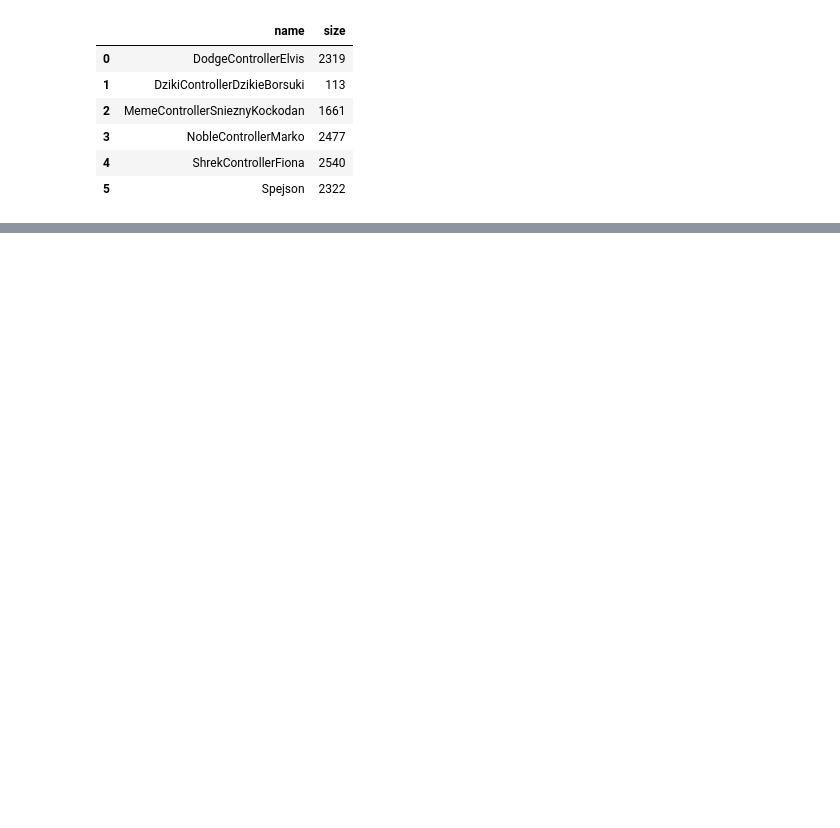
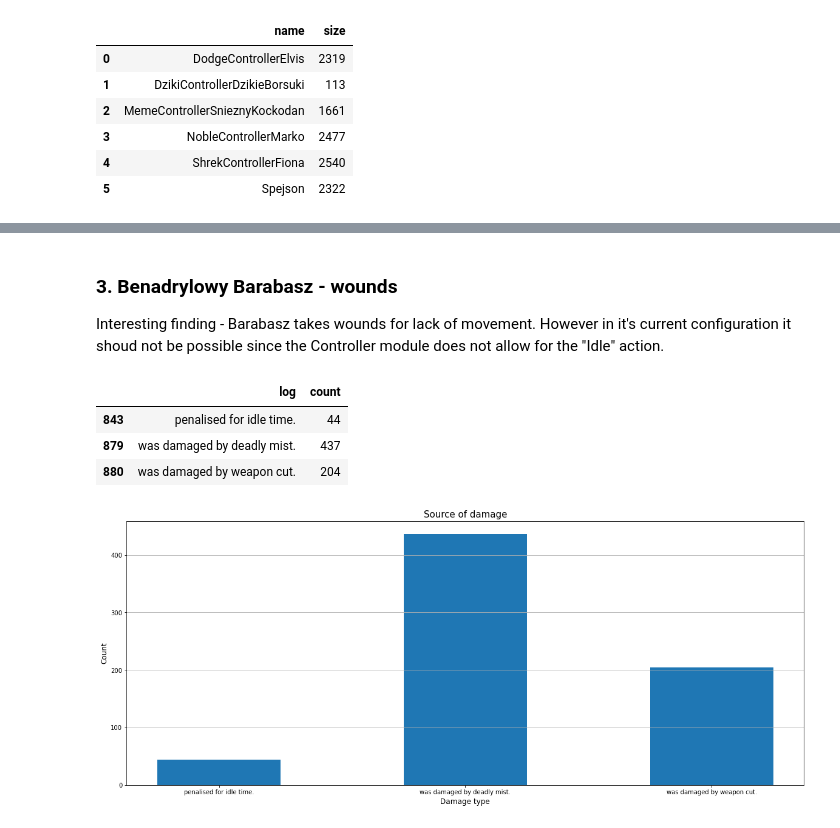
Before and after one commit to FilipKatulski/GUPB, a Jupyter notebook: subtask1.ipynb, the cells around one changed output, grey strips where cells are left out. Drawn from its saved outputs; the diff is of its cells as text; code cells hidden in the pictures; blank space fills up the shorter version.

```diff
--- a/subtask1.ipynb
+++ b/subtask1.ipynb
@@ -104,0 +156,26 @@ Length: 882, dtype: int64
+# %% [markdown]
+### 3. Benadrylowy Barabasz - wounds
+
+Interesting finding - Barabasz takes wounds for lack of movement. However in it's current configuration it shoud not be possible since the Controller module does not allow for the "Idle" action.
+# %%
+damage_mask = barabasz_log_df['log'].str.contains('was damaged|penalised for')
+
+bb_tiles_df = barabasz_log_df[damage_mask]
+bb_tiles_df
+# %% [output]
+|  | log | count |
+| 843 | penalised for idle time. | 44 |
+| 879 | was damaged by deadly mist. | 437 |
+| 880 | was damaged by weapon cut. | 204 |
+# %%
+fig, ax = plt.subplots(figsize=(20,8))
+
+ax.bar(bb_tiles_df[damage_mask]['log'], bb_tiles_df[damage_mask]["count"], width=0.5)
+
+ax.set_xlabel("Damage type",fontsize=12)
+ax.set_ylabel("Count",fontsize=12)
+ax.set_title("Source of damage", fontsize=15)
+ax.grid(axis='y')
+plt.show()
+# %% [output]
+[figure, added]
```
Also changed, not shown: parts of 11 cells of this notebook.
